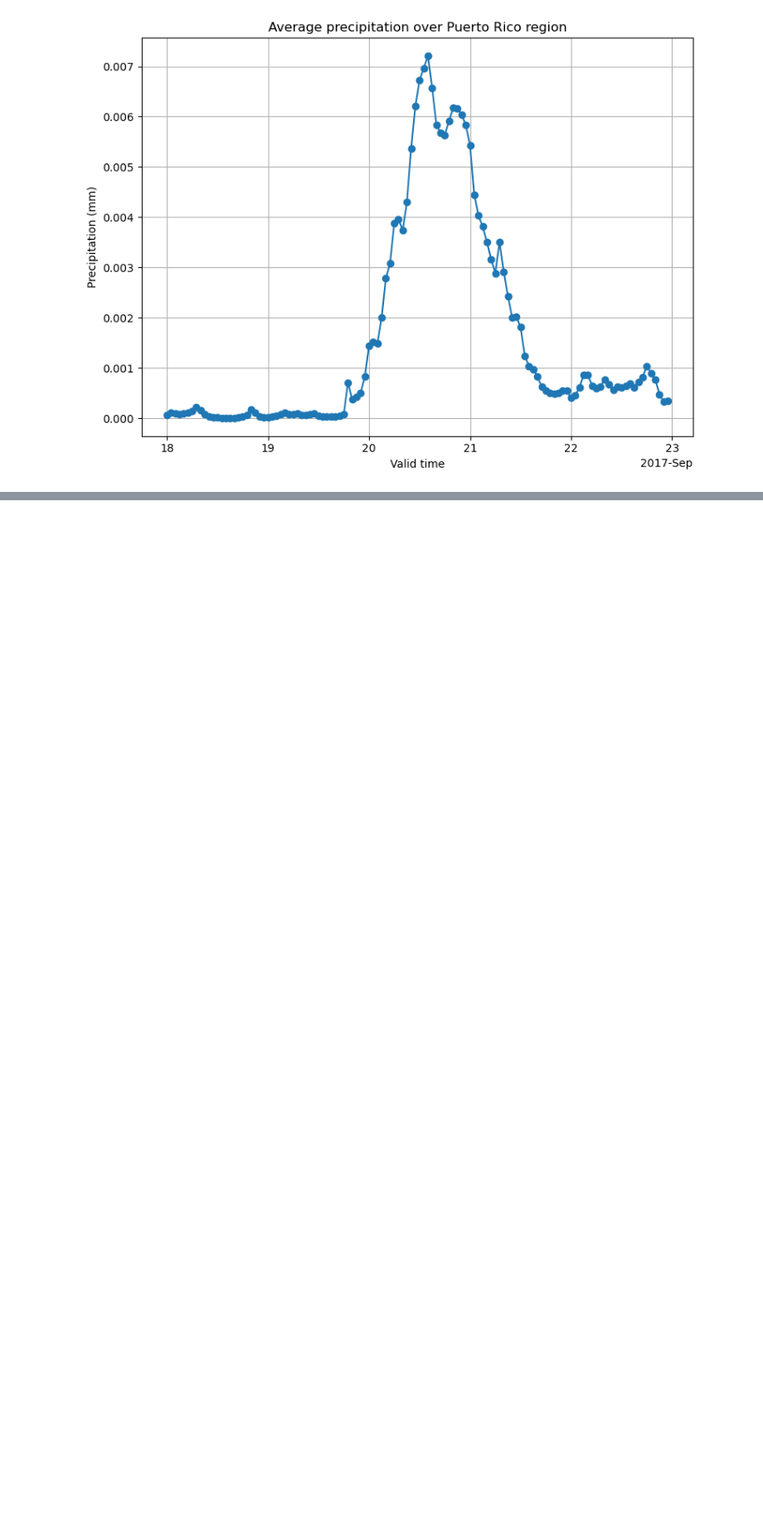
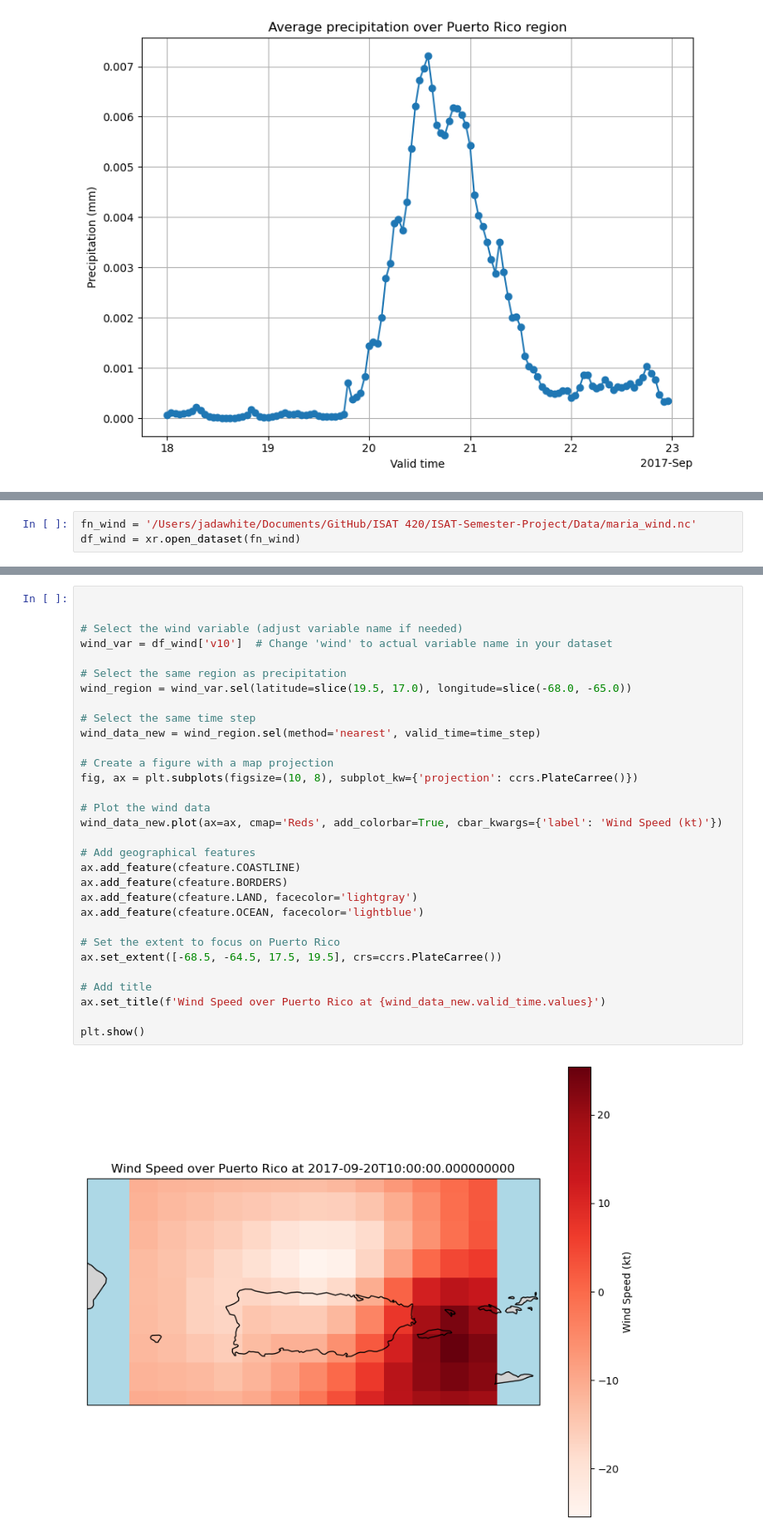
Before and after one commit to jadalee26/ISAT-Semester-Project, a Jupyter notebook: Code/Maria_precp.ipynb, the cells around one changed output, grey strips where cells are left out. Shown at 83% size. Saved outputs shown, nothing was run; the diff lists cells and outputs as text; blank space fills up the shorter version.

```diff
--- a/Code/Maria_precp.ipynb
+++ b/Code/Maria_precp.ipynb
@@ -151,0 +106,3 @@ for day in unique_days:
+# %%
+fn_wind = '/Users/jadawhite/Documents/GitHub/ISAT 420/ISAT-Semester-Project/Data/maria_wind.nc'
+df_wind = xr.open_dataset(fn_wind)
@@ -151,0 +130,33 @@ for day in unique_days:
+# %%
+
+
+# Select the wind variable (adjust variable name if needed)
+wind_var = df_wind['v10']  # Change 'wind' to actual variable name in your dataset
+
+# Select the same region as precipitation
+wind_region = wind_var.sel(latitude=slice(19.5, 17.0), longitude=slice(-68.0, -65.0))
+
+# Select the same time step
+wind_data_new = wind_region.sel(method='nearest', valid_time=time_step)
+
+# Create a figure with a map projection
+fig, ax = plt.subplots(figsize=(10, 8), subplot_kw={'projection': ccrs.PlateCarree()})
+
+# Plot the wind data
+wind_data_new.plot(ax=ax, cmap='Reds', add_colorbar=True, cbar_kwargs={'label': 'Wind Speed (kt)'})
+
+# Add geographical features
+ax.add_feature(cfeature.COASTLINE)
+ax.add_feature(cfeature.BORDERS)
+ax.add_feature(cfeature.LAND, facecolor='lightgray')
+ax.add_feature(cfeature.OCEAN, facecolor='lightblue')
+
+# Set the extent to focus on Puerto Rico
+ax.set_extent([-68.5, -64.5, 17.5, 19.5], crs=ccrs.PlateCarree())
+
+# Add title
+ax.set_title(f'Wind Speed over Puerto Rico at {wind_data_new.valid_time.values}')
+
+plt.show()
+# %% [output]
+[figure, added]
```
Also changed, not shown: parts of 5 cells of this notebook, 1 other file.
